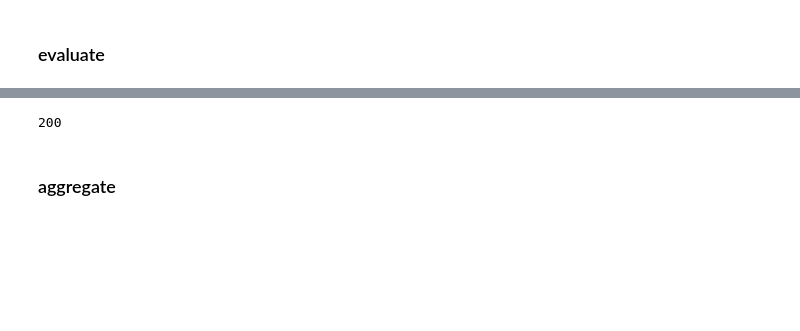
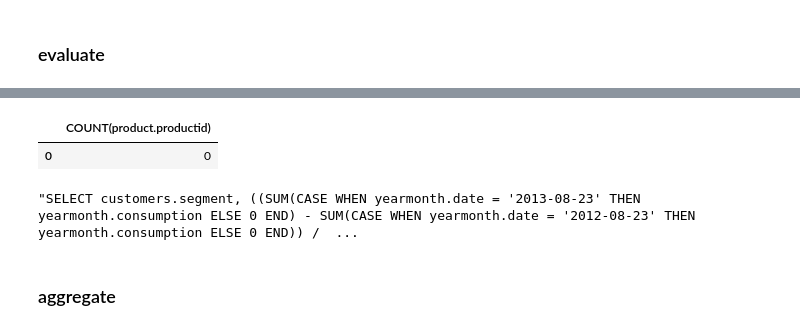
Before and after one commit to simonjisu/BusinessObjects, a Jupyter notebook: run_sql.ipynb, the cells around one changed output, grey strips where cells are left out. Drawn from its saved outputs; the diff is of its cells as text; code cells hidden in the pictures; blank space fills up the shorter version.

```diff
--- a/run_sql.ipynb
+++ b/run_sql.ipynb
@@ -977,7 +425,9 @@ n_batch = 200
 n_samples = len(eval_data['sample_ids'])
 batches = list(batched(range(n_samples), n_batch))
 # %%
-for idxes in batches:
-    print(len(idxes), len(batches))
-    batch_eval_data = {k: [v[i] for i in idxes] for k, v in eval_data.items()}
-    print(len(batch_eval_data['sample_ids']), idxes[:5])
+batch_i = 7
+idxes = batches[batch_i]
+batch_results = []
+batch_eval_data = {k: [v[i] for i in idxes] for k, v in eval_data.items()}
+batch_preds = [x for x in batch_eval_data['pred_queries']]
+batch_sample_ids = [x for x in batch_eval_data['sample_ids']]
@@ -1002,4 +434,38 @@ for idxes in batches:
-# %%
-len(batch_eval_data['sample_ids'])
-# %% [output]
-200
+# %%
+sample_ids = batch_eval_data['sample_ids']
+pred_queries = batch_eval_data['pred_queries']
+target_queries = batch_eval_data['target_queries']
+db_paths = batch_eval_data['db_paths']
+exec_result = [None] * len(sample_ids)
+
+samples_by_db = defaultdict(list)
+for i, (sample_id, pred, target, db_file) in enumerate(zip(sample_ids, pred_queries, target_queries, db_paths)):
+    samples_by_db[db_file].append((i, sample_id, pred, target))
+
+# for db_file, samples in samples_by_db.items():
+#     for i, sample_id, pred, target in tqdm(
+#         samples, total=len(samples), desc=f"Processing {Path(db_file).stem}"
+#     ):
+        # if Path(db_file).stem in SKIP_DB_IDS:
+        #     result = {"sample_id": sample_id, "res": 0, "target_error": False}
+        # else:
+        #     result = execute_model(pred, target, db_file, sample_id, 30.0)
+        # exec_result[i] = result
+# %%
+sid = 10904
+
+sample_id = list(filter(lambda x: x == sid, sample_ids))[0]
+pred = pred_queries[i]
+target = target_queries[i]
+db_file = db_paths[i]
+
+target = target.replace(';', '')
+target_sql = f'SELECT * FROM ({target}) LIMIT {10};'
+pred = pred.replace(';', '')
+pred_sql = f'SELECT * FROM ({pred}) LIMIT {10};'
+db = SqliteDatabase(db_file)
+
+db.execute(pred_sql)
+# %% [output]
+|  | COUNT(product.productid) |
+| 0 | 0 |
@@ -1006,3 +490,18 @@ len(batch_eval_data['sample_ids'])
+# %%
+"""
+SELECT
+    customers.segment, (
+    (SUM(CASE WHEN yearmonth.date = '2013-08-23'
+    THEN yearmonth.consumption ELSE 0 END) - SUM(CASE WHEN yearmonth.date = '2012-08-23'
+    THEN yearmonth.consumption ELSE 0 END)) / NULLIF(SUM(CASE WHEN yearmonth.date = '2012-08-23'
+    THEN yearmonth.consumption ELSE 0 END), 0)) * 100 AS percentage_increase
+    FROM customers
+    INNER JOIN yearmonth
+    ON customers.customerid = yearmonth.customerid
+    WHERE yearmonth.date IN ('2012-08-23', '2013-08-23') AND customers.segment IN ('SME', 'LAM', 'KAM')
+    GROUP BY customers.segment ORDER BY percentage_increase DESC LIMIT 1 SELECT customers.segment, ((SUM(CASE WHEN yearmonth.date = '2013-08-23' THEN yearmonth.consumption ELSE 0 END) - SUM(CASE WHEN yearmonth.date = '2012-08-23' THEN yearmonth.consumption ELSE 0 END)) / NULLIF(SUM(CASE WHEN yearmonth.date = '2012-08-23' THEN yearmonth.consumption ELSE 0 END), 0)) * 100 AS percentage_increase FROM customers INNER JOIN yearmonth ON customers.customerid = yearmonth.customerid WHERE yearmonth.date IN ('2012-08-23', '2013-08-23') AND customers.segment IN ('SME', 'LAM', 'KAM') GROUP BY customers.segment ORDER BY percentage_increase ASC LIMIT 1"""
+# %% [output]
+"SELECT customers.segment, ((SUM(CASE WHEN yearmonth.date = '2013-08-23' THEN yearmonth.consumption ELSE 0 END) - SUM(CASE WHEN yearmonth.date = '2012-08-23' THEN yearmonth.consumption ELSE 0 END)) /  ...
 # %% [markdown]
 ### aggregate
 # %%
```
Also changed, not shown: parts of 57 cells of this notebook.
